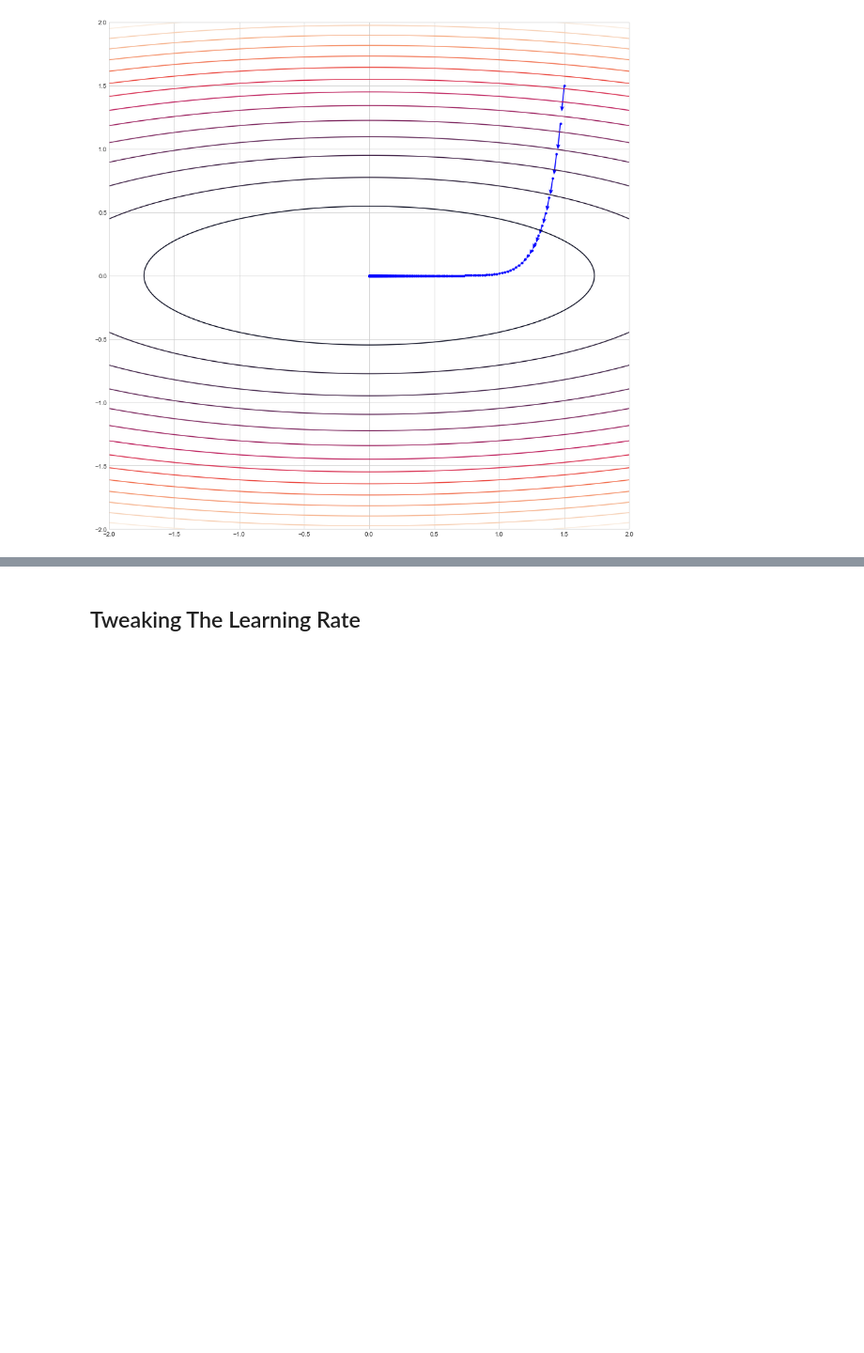
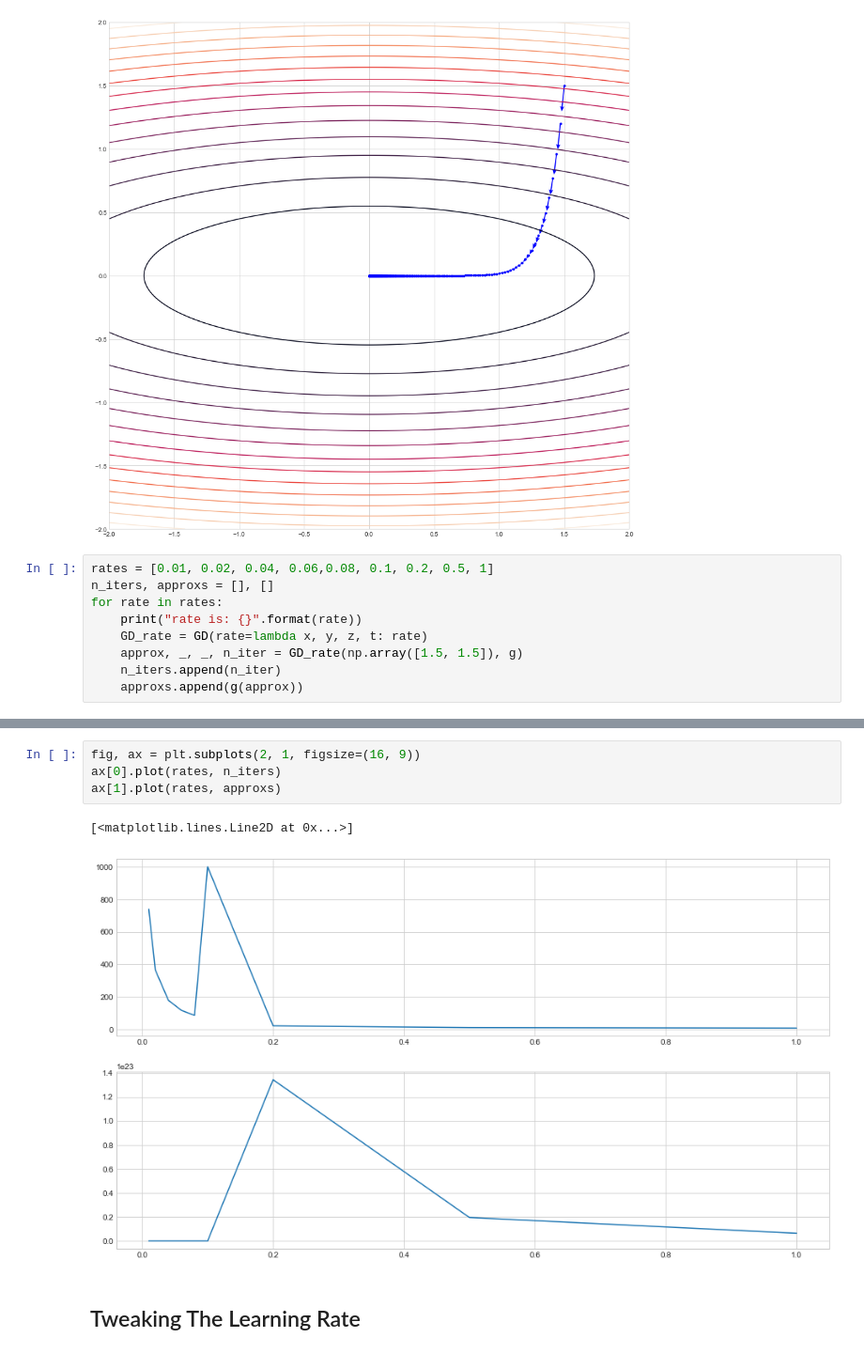
Before and after one commit to sneelapu77/IntroPyForDataScience, a Jupyter notebook: extras/gradientDescent.ipynb, the cells around one changed output, grey strips where cells are left out. Shown at 94% size. Cells and saved outputs as stored; diff of their text form; blank space fills up the shorter version.

```diff
--- a/extras/gradientDescent.ipynb
+++ b/extras/gradientDescent.ipynb
@@ -185,3 +220,12 @@ ax.plot(iters_2[:, 0], iters_2[:, 1], 'b.')
 # %% [output]
 [<matplotlib.lines.Line2D at 0x...>]
 [figure]
+# %%
+rates = [0.01, 0.02, 0.04, 0.06,0.08, 0.1, 0.2, 0.5, 1]
+n_iters, approxs = [], []
+for rate in rates:
+    print("rate is: {}".format(rate))
+    GD_rate = GD(rate=lambda x, y, z, t: rate)
+    approx, _, _, n_iter = GD_rate(np.array([1.5, 1.5]), g)
+    n_iters.append(n_iter)
+    approxs.append(g(approx))
@@ -188,2 +250,9 @@ ax.plot(iters_2[:, 0], iters_2[:, 1], 'b.')
+# %%
+fig, ax = plt.subplots(2, 1, figsize=(16, 9))
+ax[0].plot(rates, n_iters)
+ax[1].plot(rates, approxs)
+# %% [output]
+[<matplotlib.lines.Line2D at 0x...>]
+[figure, added]
 # %% [markdown]
 ## Tweaking The Learning Rate
```
Also changed, not shown: parts of 4 cells of this notebook.
